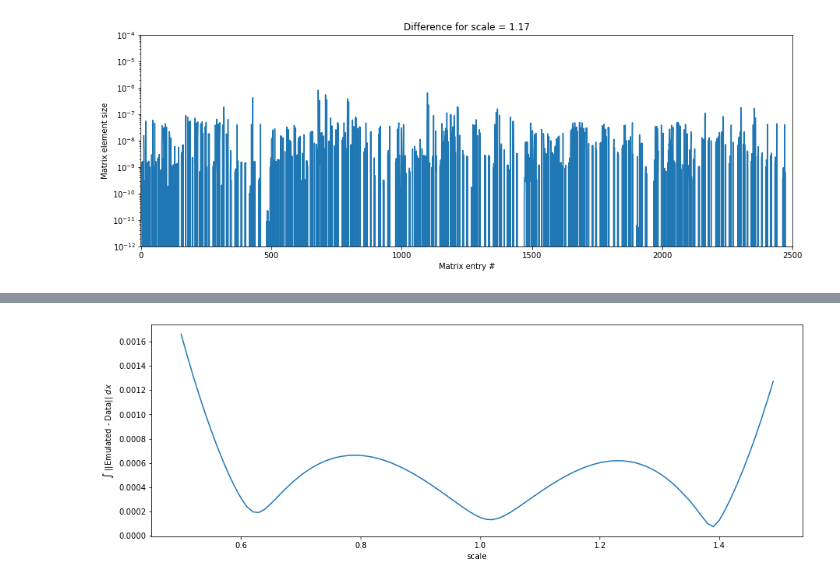
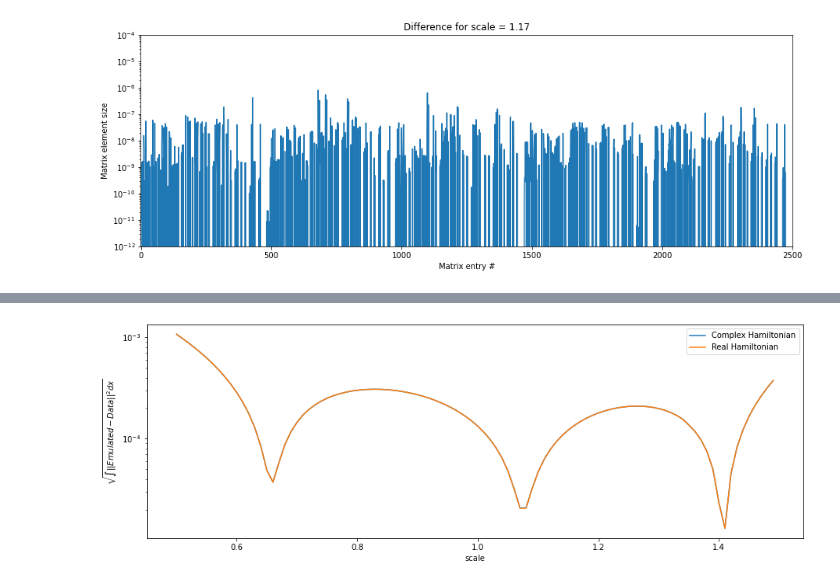
Before and after one commit to diogenes1991/RBMSecar, a Jupyter notebook: Emulator/RBM.ipynb, the cells around one changed output, grey strips where cells are left out. Cells and saved outputs as stored; diff of their text form; code cells hidden in the pictures.

Commit message:
Real and Complex Hamiltonians

```diff
--- a/Emulator/RBM.ipynb
+++ b/Emulator/RBM.ipynb
@@ -302,27 +322,31 @@ emulator = CosyMagnet(path="MagnetData/Q1/full",cutoff=4)
 ''' We normalize '''
 data = emulator.matrix
 data = np.array([ ( v/np.linalg.norm(v) if np.linalg.norm(v)!=0 else v ) for v in data]).T
-
-hamiltonian = Hamiltonian([xs for xs in emulator.axis],emulator.matrix.T)
+# %%
+hamiltonians = [ ComplexHamiltonian(axis=[xs for xs in emulator.axis],data=emulator.matrix.T),
+                RealHamiltonian(axis=[xs for xs in emulator.axis],data=emulator.matrix.T)]
+labels       = ["Complex Hamiltonian","Real Hamiltonian"]
 # %%
-''' Build a model '''
+''' Build a model(s) '''
 dimension = 3
 order     = 2
-hamiltonian.build(dimension,order)
+for hamiltonian in hamiltonians:
+    hamiltonian.build(dimension,order)
-# %%
-''' Always positive component so we can gauge '''
-judgeIndex = 1367
-sign = lambda p : p*np.sign(p[judgeIndex])
-
-errors = []
-for i in range(len(data[0])):
-    prediction = hamiltonian.predict_real(emulator.axis[i])
-    prediction = sign(prediction)
-    errors.append(np.linalg.norm(data[:,i]-prediction))
-
-plt.plot(emulator.axis,errors)
-plt.xlabel("scale")
-plt.ylabel(r'$\int$ ||Emulated - Data|| $dx$')
-plt.show()
-# %% [output]
-[figure, removed]
+# %%
+''' Always positive component so we can gauge '''
+judgeIndex = 1367
+sign = lambda p : p*np.sign(p[judgeIndex])
+
+for i,hamiltonian in enumerate(hamiltonians):
+    errors = []
+    for j in range(len(data[0])):
+        prediction = hamiltonian.predict_real(emulator.axis[j])
+        prediction = sign(prediction)
+        errors.append(np.linalg.norm(data[:,j]-prediction))
+    plt.semilogy(emulator.axis,errors,label=labels[i])
+plt.xlabel("scale")
+plt.ylabel(r'$\sqrt{\int ||Emulated - Data||^2 dx}$')
+plt.legend()
+plt.show()
+# %% [output]
+[figure, added]
```
Also changed, not shown: parts of 26 cells of this notebook, 2 other files.
